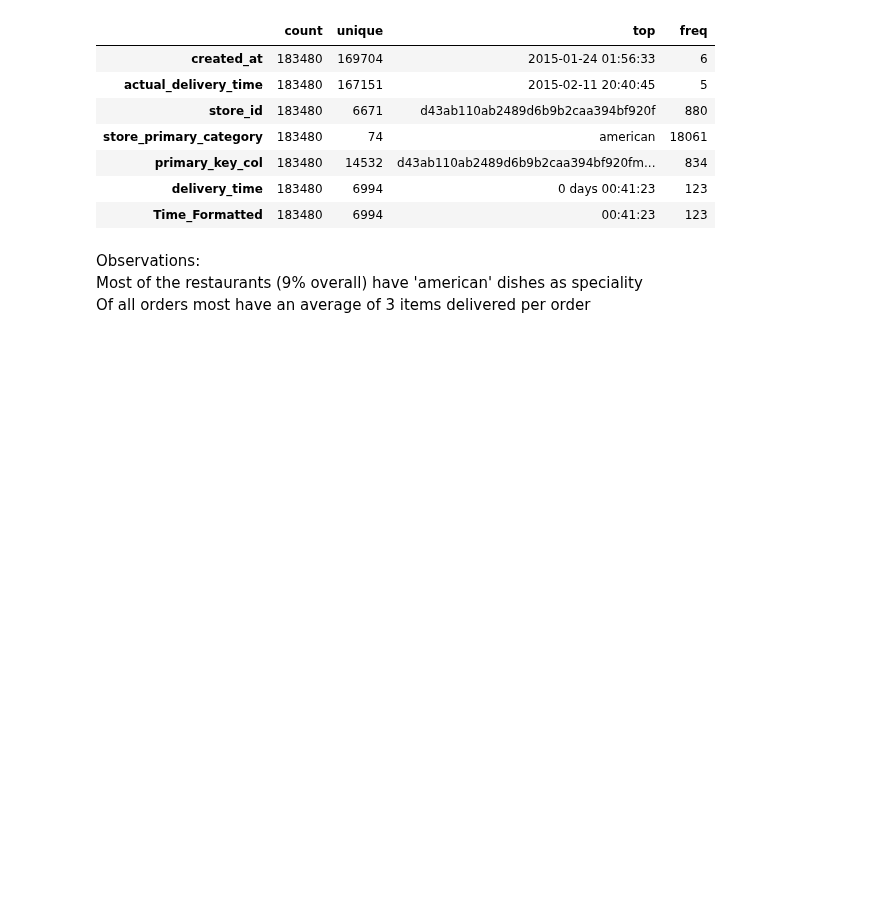
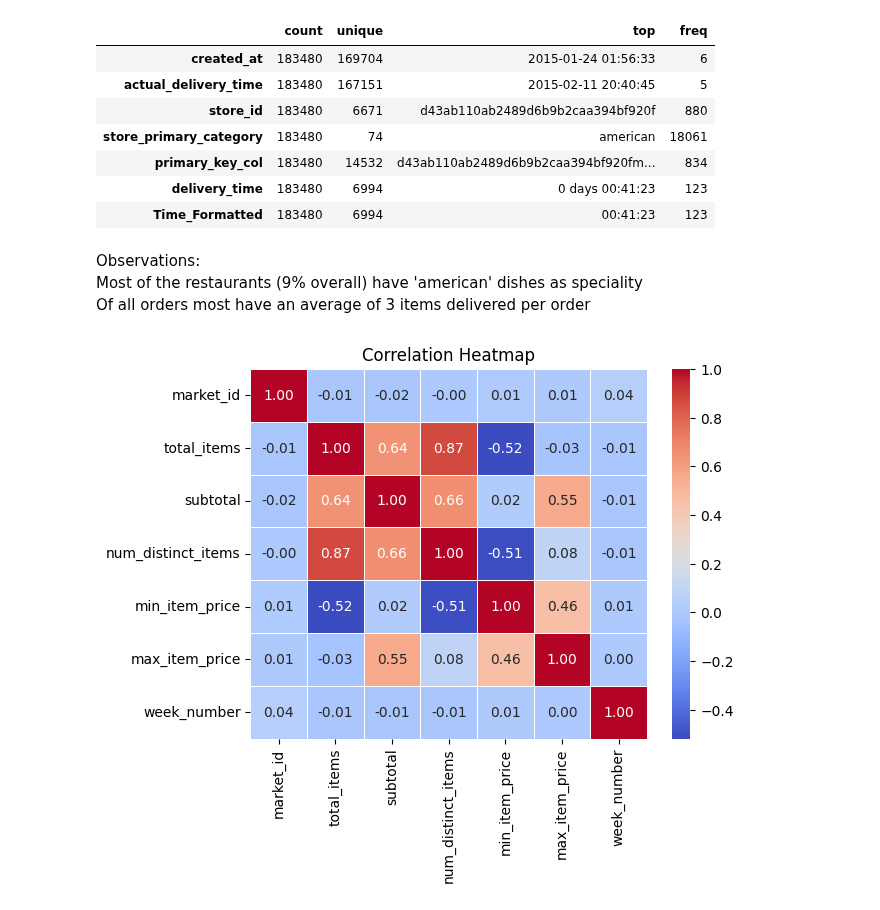
Before and after one commit to Vaishnavi-Gajinkar/Codingwise, a Jupyter notebook: projectsNcasestudies/porterAnalysis.ipynb, the cells around one changed output. Cells and saved outputs as stored; diff of their text form; code cells hidden in the pictures; blank space fills up the shorter version.

```diff
--- a/projectsNcasestudies/porterAnalysis.ipynb
+++ b/projectsNcasestudies/porterAnalysis.ipynb
@@ -39,7 +39,9 @@ Most of the restaurants (9% overall) have 'american' dishes as speciality<br>
 Of all orders most have an average of 3 items delivered per order<br>
 # %%
 plt.Figure(figsize=(12,8))
-corr_matrix = df[['market_id','total_items','subtotal','num_distinct_items','min_item_price','max_item_price','Days_for_delivery','week_number']].corr()
+corr_matrix = df[['market_id','total_items','subtotal','num_distinct_items','min_item_price','max_item_price','week_number']].corr()
 sns.heatmap(corr_matrix, annot=True, fmt=".2f", cmap="coolwarm", linewidths=0.5)
 plt.title("Correlation Heatmap")
 plt.show()
+# %% [output]
+[figure, added]
```
Also changed, not shown: 1 other file.
